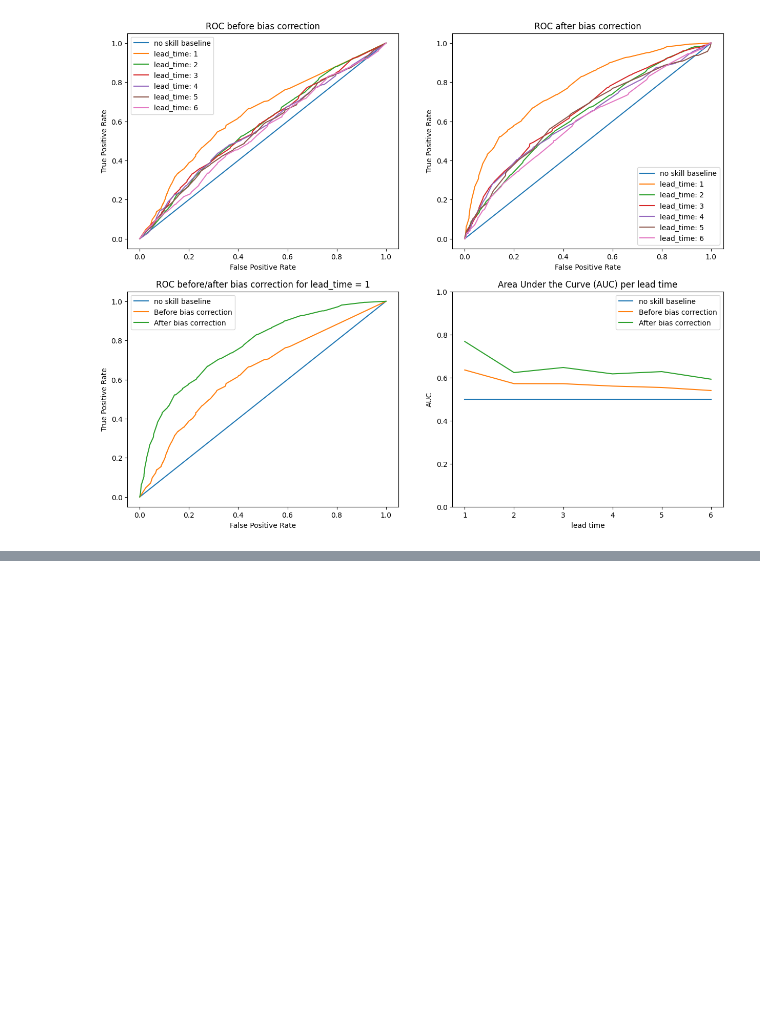
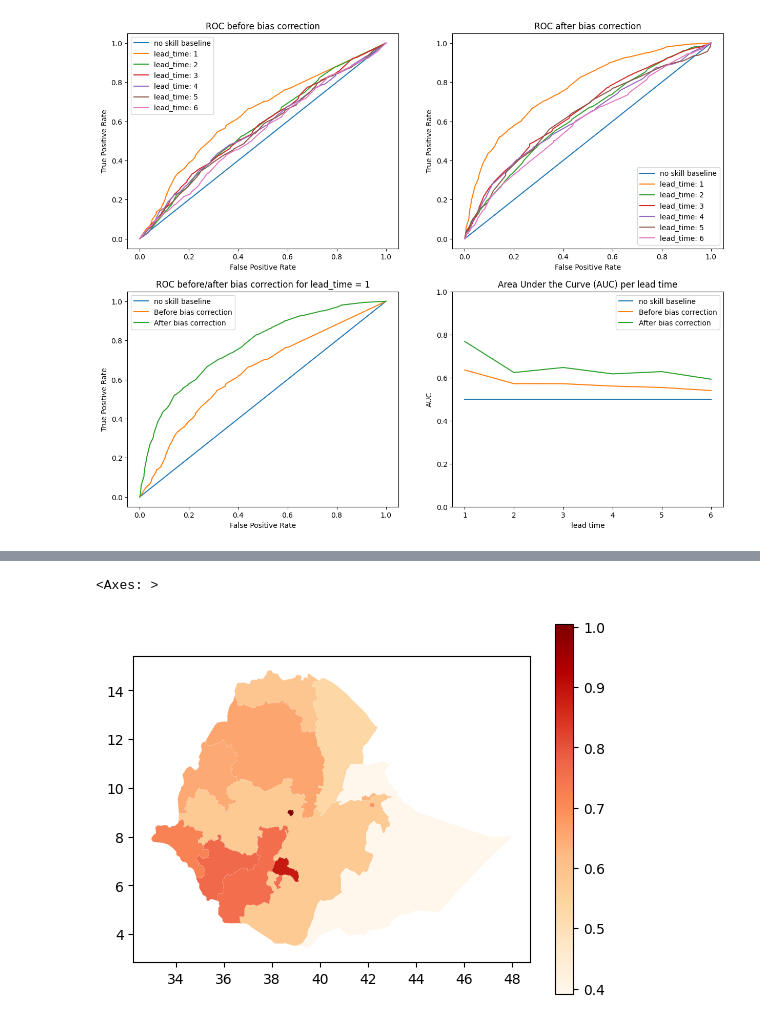
Before and after one commit to OCHA-DAP/ds-mapaction-ecmwf, a Jupyter notebook: notebooks/ecmwf_analysis.ipynb, the cells around one changed output, grey strips where cells are left out. Drawn from its saved outputs; the diff is of its cells as text; code cells hidden in the pictures; blank space fills up the shorter version.

```diff
--- a/notebooks/ecmwf_analysis.ipynb
+++ b/notebooks/ecmwf_analysis.ipynb
@@ -19,0 +39,23 @@ ecmwf_quantile_bias_corr_adm_file_path = './data/output_data/' + ecmwf_file_name
+# %%
+
+
+########################
+input_data_path = './data/input_data/'
+temp_data_path = './data/temp_data/'
+output_data_path = './data/output_data/'
+
+#era5_file_name = 'era5-total-precipitation-1981-2023'
+#ecmwf_file_name = 'ecmwf-monthly-seasonalforecast-1981-2023-002'
+
+input_era5_file_name = 'era5-monthly-seasonal-forecast-total-precipitation-1981-2023-eth'
+input_ecmwf_file_name = 'ecmwf-monthly-seasonalforecast-1981-2023-eth'
+
+output_era5_file_name = 'era5-ethiopia'
+output_ecmwf_file_name = 'ecmwf-ethiopia'
+
+
+admin_file_name = 'admin_boundary_eth/eth_admbnda_adm1_csa_bofedb_2021.shp'
+admin_code_label = 'ADM1_PCODE'
+########################
+
+create_file_name(input_data_path, temp_data_path, output_data_path, input_era5_file_name, input_ecmwf_file_name, output_era5_file_name, output_ecmwf_file_name, admin_file_name, admin_code_label)
@@ -242,0 +301,8 @@ plot_roc_auc_analysis(score_df, score_corr_df, quantile_value = 33)
+# %%
+
+df = ecmwf_corr_adm_df.groupby('adm_pcode')['mae'].mean().reset_index()
+score_df = gpd.GeoDataFrame(pd.merge(df, admin_df, on='adm_pcode'))
+score_df.plot(column="mae", legend=True, cmap='OrRd')
+# %% [output]
+<Axes: >
+[figure, added]
```
Also changed, not shown: parts of 7 cells of this notebook, 1 other file.
